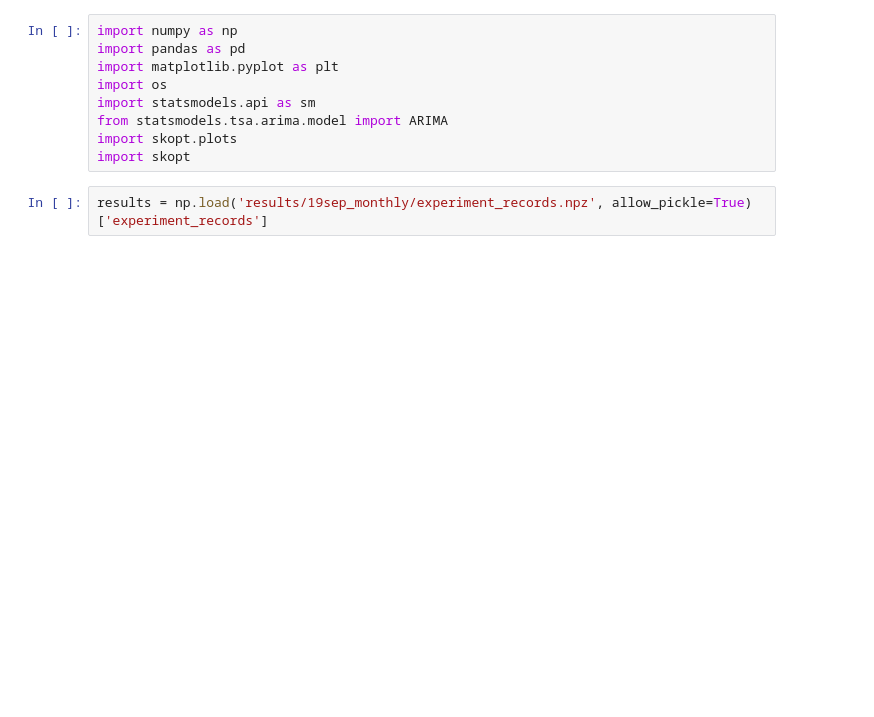
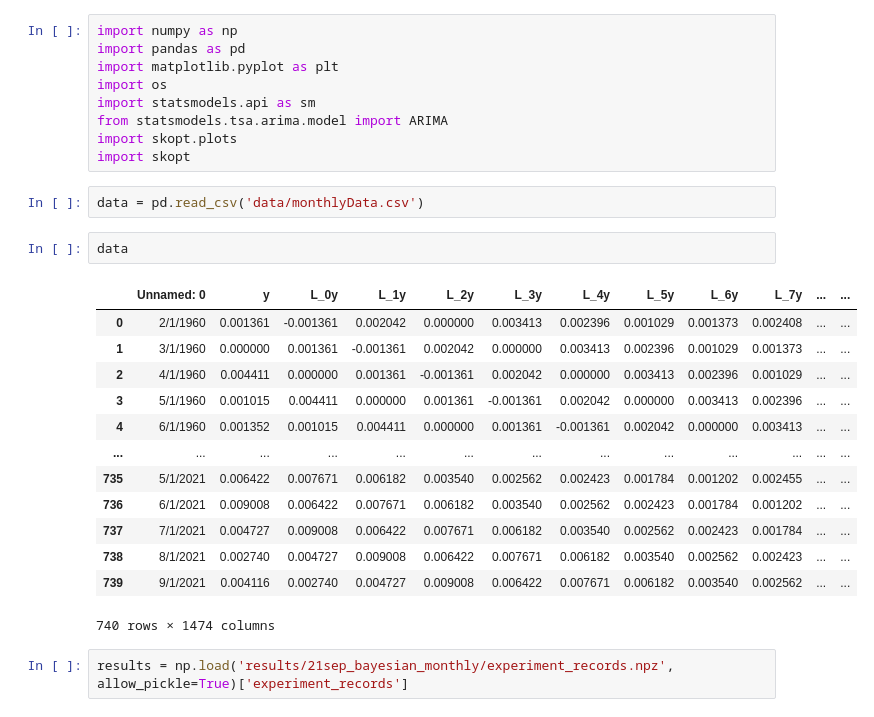
Before and after one commit to thamsuppp/EconDL, a Jupyter notebook: bayesian_eval.ipynb, the cells around one changed output. Saved outputs shown, nothing was run; the diff lists cells and outputs as text; blank space fills up the shorter version.

```diff
--- a/bayesian_eval.ipynb
+++ b/bayesian_eval.ipynb
@@ -7,8 +7,26 @@ import statsmodels.api as sm
 from statsmodels.tsa.arima.model import ARIMA
 import skopt.plots
 import skopt
+# %%
+data = pd.read_csv('data/monthlyData.csv')
+# %%
+data
+# %% [output]
+|  | Unnamed: 0 | y | L_0y | L_1y | L_2y | L_3y | L_4y | L_5y | L_6y | L_7y | ... | ... |
+| 0 | 2/1/1960 | 0.001361 | -0.001361 | 0.002042 | 0.000000 | 0.003413 | 0.002396 | 0.001029 | 0.001373 | 0.002408 | ... | ... |
+| 1 | 3/1/1960 | 0.000000 | 0.001361 | -0.001361 | 0.002042 | 0.000000 | 0.003413 | 0.002396 | 0.001029 | 0.001373 | ... | ... |
+| 2 | 4/1/1960 | 0.004411 | 0.000000 | 0.001361 | -0.001361 | 0.002042 | 0.000000 | 0.003413 | 0.002396 | 0.001029 | ... | ... |
+| 3 | 5/1/1960 | 0.001015 | 0.004411 | 0.000000 | 0.001361 | -0.001361 | 0.002042 | 0.000000 | 0.003413 | 0.002396 | ... | ... |
+| 4 | 6/1/1960 | 0.001352 | 0.001015 | 0.004411 | 0.000000 | 0.001361 | -0.001361 | 0.002042 | 0.000000 | 0.003413 | ... | ... |
+| ... | ... | ... | ... | ... | ... | ... | ... | ... | ... | ... | ... | ... |
+| 735 | 5/1/2021 | 0.006422 | 0.007671 | 0.006182 | 0.003540 | 0.002562 | 0.002423 | 0.001784 | 0.001202 | 0.002455 | ... | ... |
+| 736 | 6/1/2021 | 0.009008 | 0.006422 | 0.007671 | 0.006182 | 0.003540 | 0.002562 | 0.002423 | 0.001784 | 0.001202 | ... | ... |
+| 737 | 7/1/2021 | 0.004727 | 0.009008 | 0.006422 | 0.007671 | 0.006182 | 0.003540 | 0.002562 | 0.002423 | 0.001784 | ... | ... |
+| 738 | 8/1/2021 | 0.002740 | 0.004727 | 0.009008 | 0.006422 | 0.007671 | 0.006182 | 0.003540 | 0.002562 | 0.002423 | ... | ... |
+| 739 | 9/1/2021 | 0.004116 | 0.002740 | 0.004727 | 0.009008 | 0.006422 | 0.007671 | 0.006182 | 0.003540 | 0.002562 | ... | ... |
+740 rows × 1474 columns
 # %%
-results = np.load('results/19sep_monthly/experiment_records.npz', allow_pickle=True)['experiment_records']
+results = np.load('results/21sep_bayesian_monthly/experiment_records.npz', allow_pickle=True)['experiment_records']
 # %%
 train_mean_errors = []
 test_mean_errors = []
```
Also changed, not shown: parts of 8 cells of this notebook, 11 other files.
